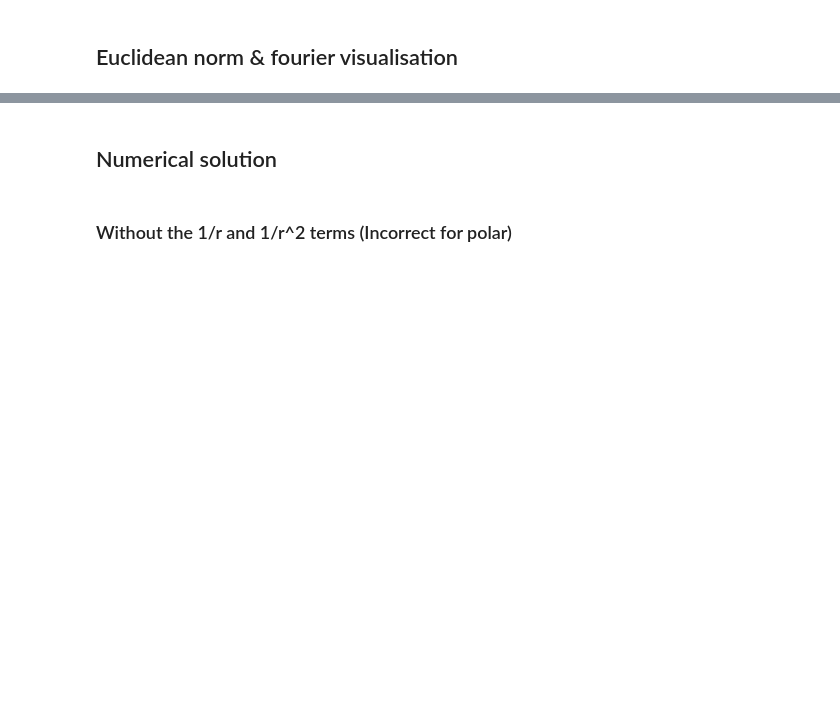
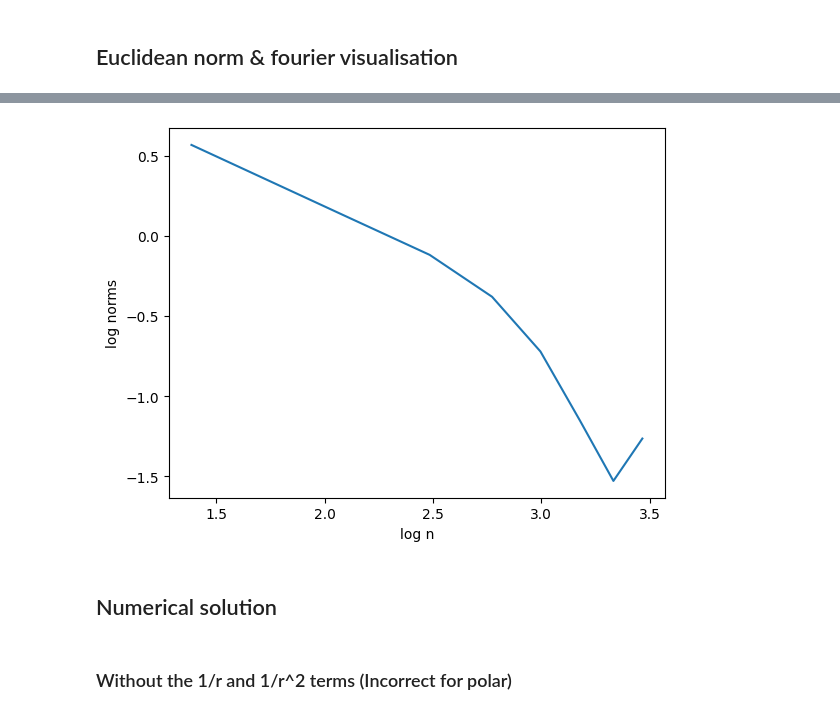
Before and after one commit to peterassessments/Individiual-Simulation, a Jupyter notebook: individual sim.ipynb, the cells around one changed output, grey strips where cells are left out. Saved outputs shown, nothing was run; the diff lists cells and outputs as text; code cells hidden in the pictures; blank space fills up the shorter version.

```diff
--- a/individual sim.ipynb
+++ b/individual sim.ipynb
@@ -175,3 +222,10 @@ nan
+# %%
+plt.plot(np.log(N_list), np.log(norms))
+plt.xlabel('log n')
+plt.ylabel('log norms')
+plt.show()
+# %% [output]
+[figure, added]
 # %% [markdown]
 ## Numerical solution
 # %% [markdown]
```
Also changed, not shown: parts of 10 cells of this notebook.
